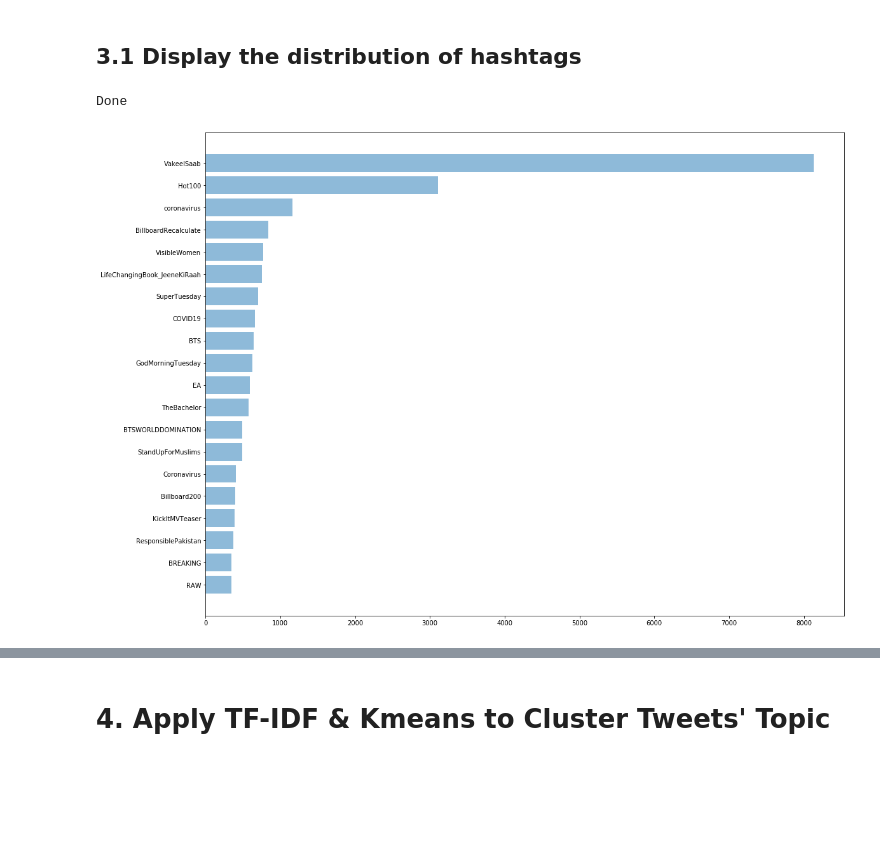
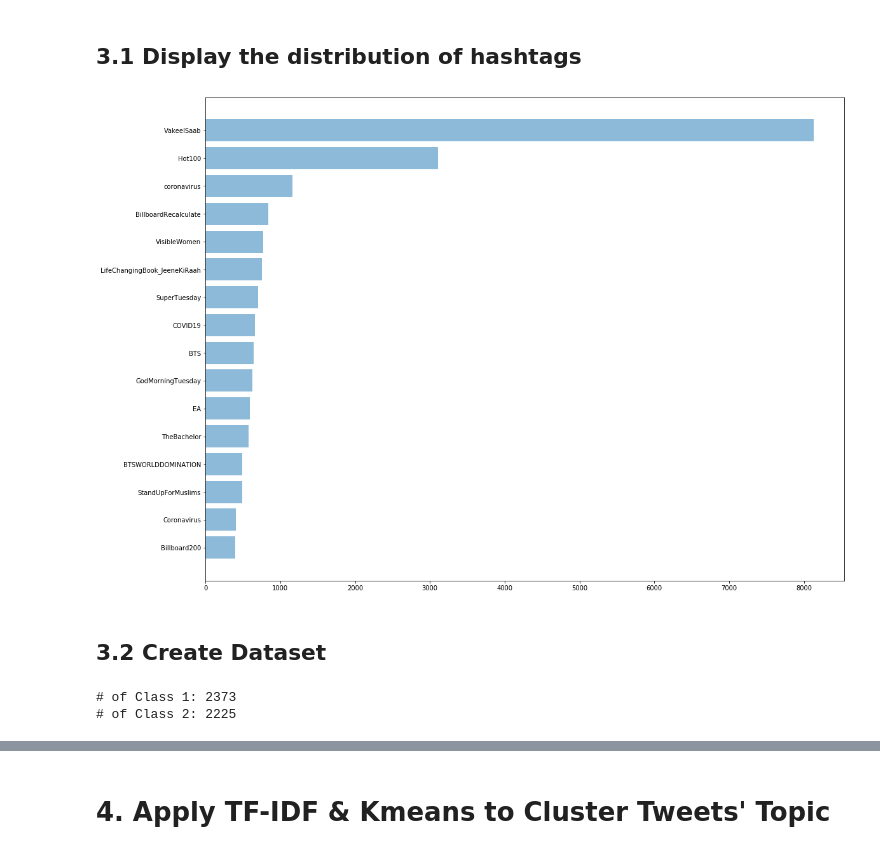
Before and after one commit to kxh001/CS226-Project, a Jupyter notebook: Tweets Analysis.ipynb, the cells around one changed output, grey strips where cells are left out. Cells and saved outputs as stored; diff of their text form; code cells hidden in the pictures; blank space fills up the shorter version.

```diff
--- a/Tweets Analysis.ipynb
+++ b/Tweets Analysis.ipynb
@@ -96,13 +79,13 @@ df
 | 146226 | Fremont: 7:18pm: sunset | [] |
 146227 rows × 2 columns
 # %%
-# Remove the text without hashtags
-noht_idx = []
+# Select the text with only one hashtag
+oneht_idx = []
 for idx in range(df.shape[0]):
     if len(df['hashtags'][idx]) != 1:
-        noht_idx.append(idx)
-df0 = df.drop(noht_idx)
-df0
+        oneht_idx.append(idx)
+df_oneht = df.drop(oneht_idx)
+df_oneht
 # %% [output]
 |  | text | hashtags |
 | 3 | RT @RecordingAcad: .@BTS_twt land... | [ON] |
@@ -165,7 +148,7 @@ def process_dataframe(data):
     return df
 # %%
 # Processing dataset
-print('Pre-processing Data...')
-processed_df = process_dataframe(df0)
-processed_df
+print('Pre-processing Text Data...')
+processed_text = process_dataframe(df_oneht)
+processed_text
 # %% [output]
@@ -185,8 +168,8 @@ Pre-processing Data...
 86524 rows × 2 columns
 # %%
 final_df = pd.DataFrame()
-final_df['text'] = processed_df['processed_text']
-final_df['hashtags'] = df0['hashtags']
+final_df['text'] = processed_text['processed_text']
+final_df['hashtags'] = df_oneht['hashtags']
 final_df
 # %% [output]
 |  | text | hashtags |
@@ -204,33 +187,62 @@ final_df
 86524 rows × 2 columns
 # %% [markdown]
 ## 3.1 Display the distribution of hashtags
-# %%
-hashtag_counts = {}
-for hashtag in final_df["hashtags"]:
-    if hashtag[0] in hashtag_counts:
-        hashtag_counts[hashtag[0]] += 1
-    else:
-        hashtag_counts[hashtag[0]] = 1
-print ("Done")
-# %% [output]
-Done
 # %%
 import matplotlib.pyplot as plt
 from operator import itemgetter
 
+# Count the # of each hashtag
+hashtag_counts = {}
+for hashtag in final_df["hashtags"]:
+    if hashtag[0] in hashtag_counts:
+        hashtag_counts[hashtag[0]] += 1
+    else:
+        hashtag_counts[hashtag[0]] = 1
+
+# Show the top 16 hashtags
 names = []
 counts = []
 count_list = [[k,v] for k,v in hashtag_counts.items()]
 count_list = sorted(count_list, key=itemgetter(1),reverse=True)
-[names.append(item[0]) for item in count_list[:20]]
-[counts.append(item[1]) for item in count_list[:20]]
+[names.append(item[0]) for item in count_list[:16]]
+[counts.append(item[1]) for item in count_list[:16]]
 
 name_ticks = np.arange(0,len(names))+0.55
 
 plt.figure(figsize=(18,14))
 plt.barh(name_ticks, counts, align='center', alpha=0.5)
 plt.yticks(name_ticks, names)
 plt.gca().invert_yaxis()
 plt.show()
 # %% [output]
-[figure, old version]
+[figure, new version]
+# %% [markdown]
+## 3.2 Create Dataset
+# %%
+# Select tweets according to the similar hashtags
+ht_c1 = {'BillboardRecalculate','Billboard200','BTS', 'BTSWORLDDOMINATION'}
+ht_c2 = {'coronavirus', 'COVID19', 'Coronavirus'}
+# ht_c3 = {'SuperTuesday','GodMorningTuesday'}
+# ht_c4 = {'VakeelSaab'}
+c1_idx = []
+c2_idx = []
+# c3_idx = []
+# c4_idx = []
+
+for idx in final_df["hashtags"].index:
+    if final_df["hashtags"][idx][0] in ht_c1:
+        c1_idx.append(idx)
+    if final_df["hashtags"][idx][0] in ht_c2:
+        c2_idx.append(idx)
+#     if final_df["hashtags"][idx][0] in ht_c3:
+#         c3_idx.append(idx)
+#     if final_df["hashtags"][idx][0] in ht_c4:
+#         c4_idx.append(idx)
+
+print("# of Class 1:", len(c1_idx),"\n"
+      "# of Class 2:", len(c2_idx),"\n")
+#       "# of Class 3:", len(c3_idx),"\n")
+#       "# of Class 4:", len(c4_idx))
+# %% [output]
+# of Class 1: 2373
+# of Class 2: 2225
```
Also changed, not shown: parts of 27 cells of this notebook.
